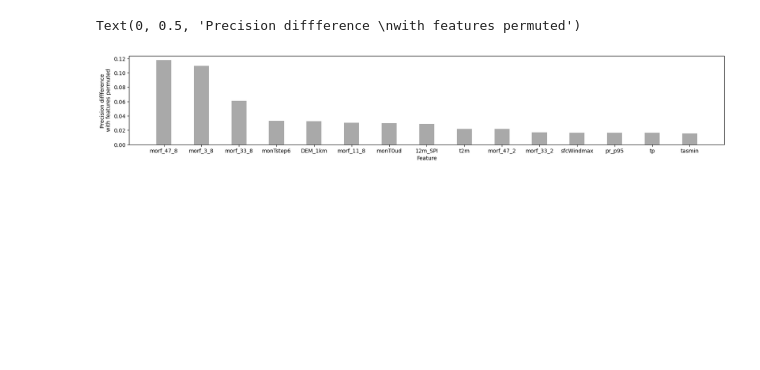
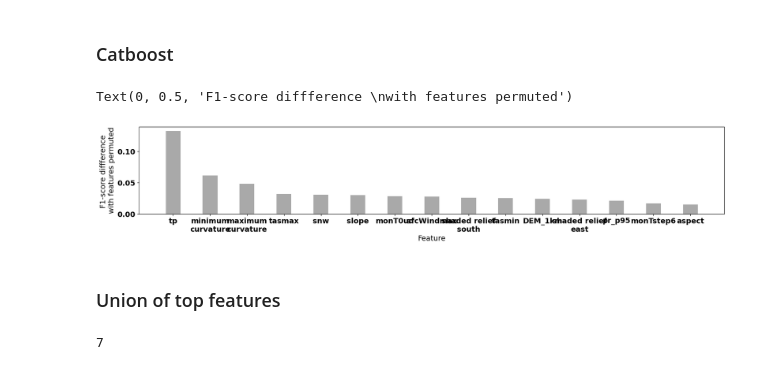
Before and after one commit to makboard/ArableLandSuitability, a Jupyter notebook: data_processing/plot_feature_importance.ipynb, the cells around one changed output. Drawn from its saved outputs; the diff is of its cells as text; code cells hidden in the pictures; blank space fills up the shorter version.

```diff
--- a/data_processing/plot_feature_importance.ipynb
+++ b/data_processing/plot_feature_importance.ipynb
@@ -5,3 +5,4 @@ import pandas as pd
 import numpy as np
 import os
 pathResults = os.path.join("/ArableLandSuitability", "results", "feature_importance")
+path_to_pkls = os.path.join("/ArableLandSuitability", "data", "processed_files", "pkls")
@@ -20,0 +20,6 @@ for key, value in scores.items():
+# %%
+with open(os.path.join(path_to_pkls, "keys_lstm.pkl"), "rb") as fp:
+    lstm_keys = pickle.load(fp)
+lstm_keys = [x for x in lstm_keys if "morf" not in x]
+morf_keys = [value for value in morf_map.values()]
+keys = lstm_keys + morf_keys
@@ -70,11 +121,43 @@ for i, key in enumerate(key_list):
+# %% [markdown]
+### Catboost
+# %%
+with open(
+os.path.join(pathResults, "feature_importance_catboost.pkl"), "rb"
+) as fs:
+    scores = pickle.load(fs)
+scores_catboost = {k:[] for k in keys}
+
+# Average over all permutations:
+for key, value in scores.items():
+    value = np.mean(scores[key])
+
+    # Rename morphological features
+    if any(morf in key for morf in ["morf_3", "morf_11", "morf_33", "morf_47"]):
+        key_index = key.split("_")[2]
+        key = morf_map[key_index]
+        # key = band_names[key_index]+"_"+key_scale
+
+    # Collect all similar features in list (12 values for climatic, 4 - for morphological)
+    for key_res, value_res in scores_catboost.items():
+        if key_res in key:
+            value_res.append(value)
+
+# Sum up values from 1 features (12 values for climatic, 4 - for morphological)
+for key, value in scores_catboost.items():
+    if key in morf_keys:
+        scores_catboost[key] = np.sum(scores_catboost[key])
+    else:
+        scores_catboost[key] = np.sum(scores_catboost[key])
 # %%
-prerm_feature_importance = pd.DataFrame(data= scores_list_year, index = key_list_year, columns=['precision_difference'])
-prerm_feature_importance = prerm_feature_importance.sort_values(by=['precision_difference'], ascending=False)
+catboost_feature_importance = pd.DataFrame(data= scores_catboost.values(), index = scores_catboost.keys(), columns=['Catboost'])
+catboost_feature_importance = catboost_feature_importance.sort_values(by=['Catboost'], ascending=False)
 
 plt.figure(figsize=(20,3))
-plt.bar(list(prerm_feature_importance[:15].index), [i[0] for i in prerm_feature_importance[:15].values], width=0.4, color = 'darkgray')
+plt.bar(list(catboost_feature_importance[:15].index), [i[0] for i in catboost_feature_importance[:15].values], width=0.4, color = 'darkgray')
 plt.xlabel("Feature")
-plt.ylabel("Precision diffference \nwith features permuted")
+plt.ylabel("F1-score diffference \nwith features permuted")
 # %% [output]
-Text(0, 0.5, 'Precision diffference \nwith features permuted')
+Text(0, 0.5, 'F1-score diffference \nwith features permuted')
-[figure, old version]
+[figure, new version]
+# %% [markdown]
+### Union of top features
@@ -80,0 +171,7 @@ Text(0, 0.5, 'Precision diffference \nwith features permuted')
+# %%
+features = list(set(lstm_feature_importance[:4].index) |
+                set(mlp_feature_importance[:4].index) |
+                set(catboost_feature_importance[:4].index) )
+print(len(features))
+# %% [output]
+7
```
Also changed, not shown: parts of 14 cells of this notebook, 2 other files.
